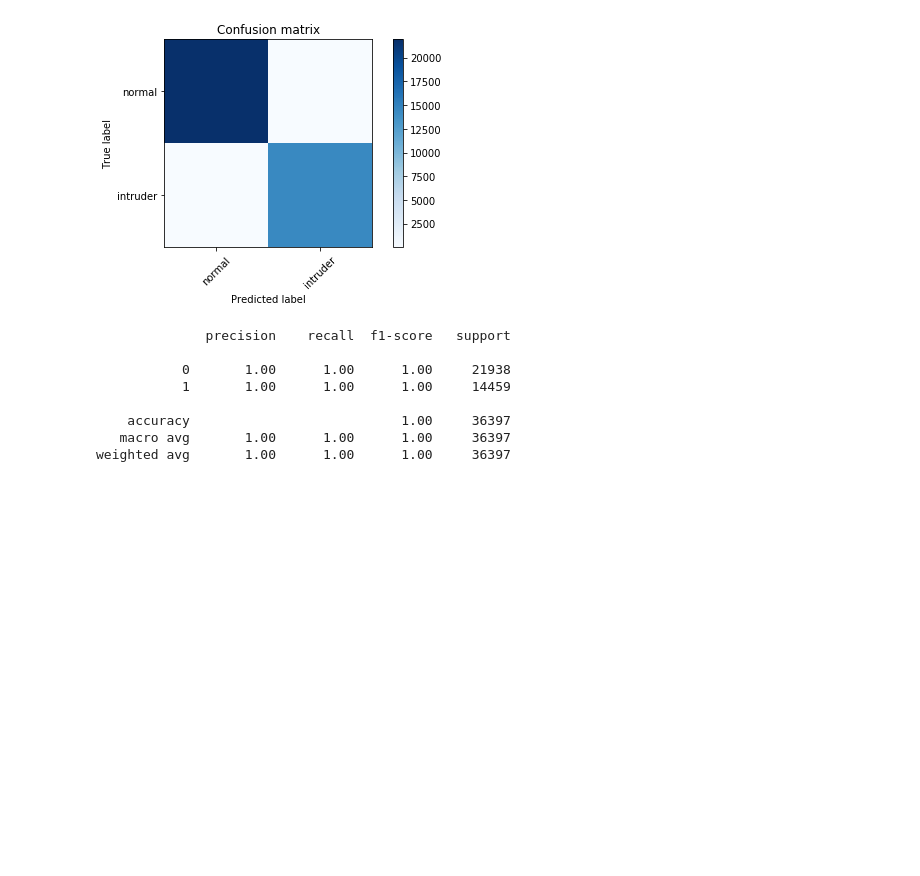
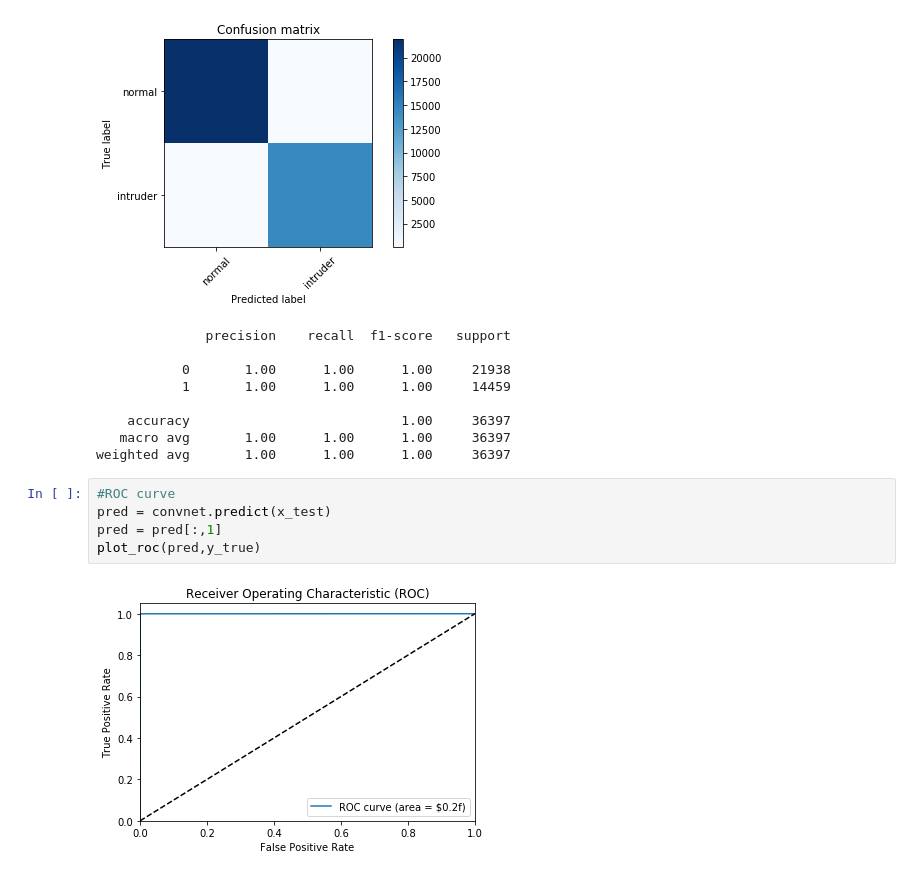
Before and after one commit to saechaol/network-intrusion-detector, a Jupyter notebook: intrusion_predictor.ipynb, the cells around one changed output. Saved outputs shown, nothing was run; the diff lists cells and outputs as text; blank space fills up the shorter version.

```diff
--- a/intrusion_predictor.ipynb
+++ b/intrusion_predictor.ipynb
@@ -458,3 +461,10 @@ Plotting confusion matrix
     accuracy                           1.00     36397
    macro avg       1.00      1.00      1.00     36397
 weighted avg       1.00      1.00      1.00     36397
+# %%
+#ROC curve
+pred = convnet.predict(x_test)
+pred = pred[:,1]
+plot_roc(pred,y_true)
+# %% [output]
+[figure, added]
```
Also changed, not shown: parts of 3 cells of this notebook.
